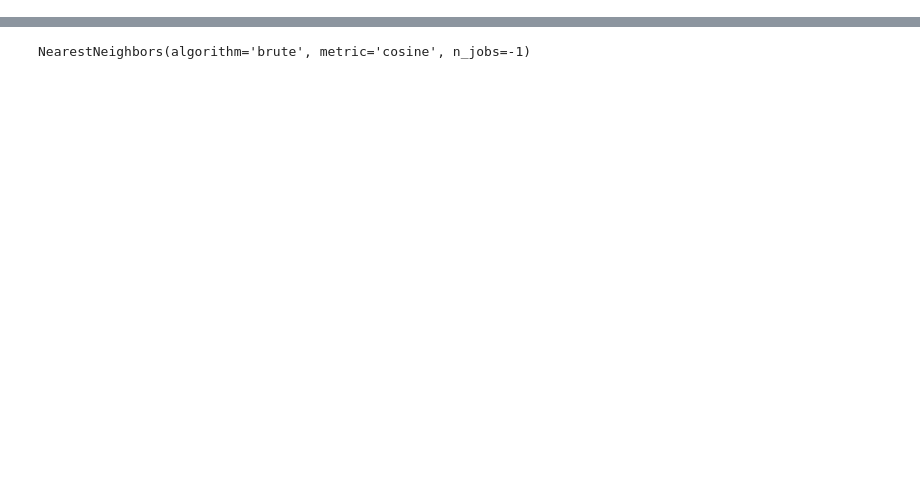
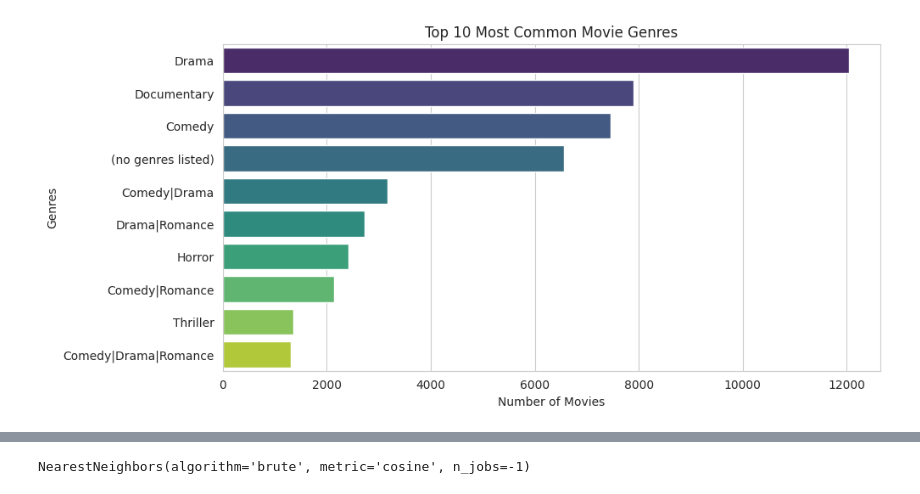
Before and after one commit to siddarthan007/mrsproj, a Jupyter notebook: model_trainer.ipynb, the cells around one changed output, grey strips where cells are left out. Drawn from its saved outputs; the diff is of its cells as text; code cells hidden in the pictures; blank space fills up the shorter version.

```diff
--- a/model_trainer.ipynb
+++ b/model_trainer.ipynb
@@ -22,3 +70,5 @@ tags_df = pd.read_csv('/content/drive/MyDrive/DATA/tags.csv')
+# %%
+sns.set_style("whitegrid")
 # %%
 links_df['tmdbId'] = pd.to_numeric(links_df['tmdbId'], errors='coerce')
 if 'id' in tmdb_df.columns and 'tmdbId' not in tmdb_df.columns:
@@ -32,6 +82,16 @@ rated_movie_ids = ratings_df['movieId'].unique()
 movies_final_df = movies_final_df[movies_final_df['movieId'].isin(rated_movie_ids)]
 movies_final_df = movies_final_df.sort_values('movieId').reset_index(drop=True)
 movie_ids = movies_final_df['movieId'].values
+# %%
+genre_counts = pd.Series(movies_final_df['genres'].explode()).value_counts()
+plt.figure(figsize=(10, 5))
+sns.barplot(x=genre_counts.values[:10], y=genre_counts.index[:10], hue=genre_counts.index[:10], palette="viridis", legend=False)
+plt.xlabel("Number of Movies")
+plt.ylabel("Genres")
+plt.title("Top 10 Most Common Movie Genres")
+plt.show()
+# %% [output]
+[figure, added]
 # %%
 movies_final_df['genres'] = movies_final_df['genres'].apply(lambda x: x.split('|') if isinstance(x, str) else [])
 mlb = MultiLabelBinarizer()
```
Also changed, not shown: parts of 12 cells of this notebook, 2 other files.
